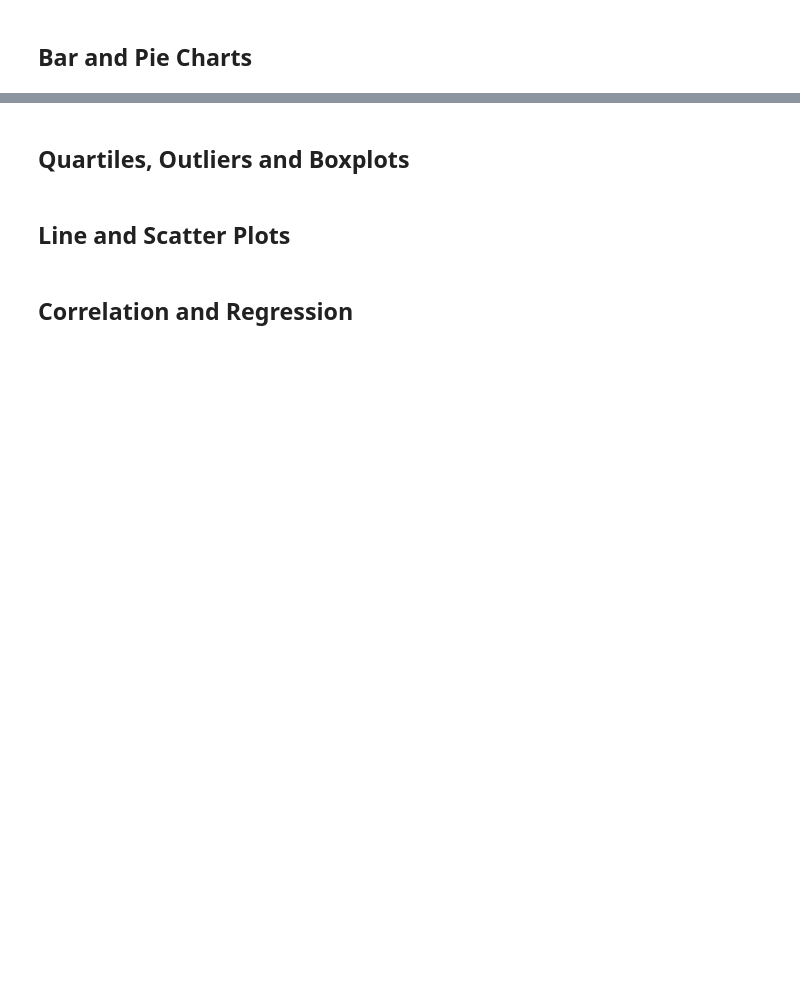
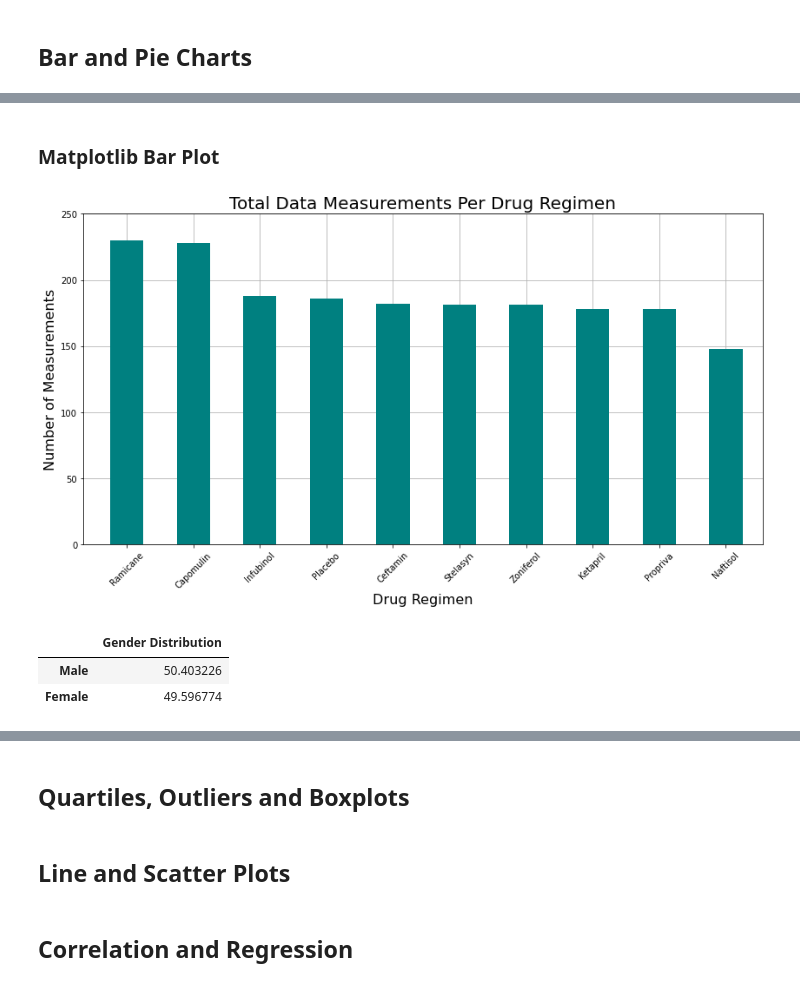
Before and after one commit to junettel/matplotlib-challenge, a Jupyter notebook: pymaceuticals_main.ipynb, the cells around one changed output, grey strips where cells are left out. Cells and saved outputs as stored; diff of their text form; code cells hidden in the pictures; blank space fills up the shorter version.

```diff
--- a/pymaceuticals_main.ipynb
+++ b/pymaceuticals_main.ipynb
@@ -51,0 +215,28 @@ study_results = pd.read_csv(study_results_path)
+# %% [markdown]
+### Matplotlib Bar Plot
+# %%
+# Generate a bar plot showing the total number of measurements taken on each drug regimen using pyplot.
+
+# Size the plot first
+plt.rcParams["figure.figsize"]=(14,7)
+
+x_axis = np.arange(len(total_measures_sorted))
+total_measures_plt = plt.bar(x_axis, total_measures_sorted, align="center", color="teal", zorder=3, width=0.5)
+
+# Set tick locations
+drug_list = clean_study_df["Drug Regimen"].unique()
+# drug_list
+tick_locations = [drug for drug in x_axis]
+plt.xticks(tick_locations, drug_list, rotation=45, size=10)
+
+# Label and format
+plt.title("Total Data Measurements Per Drug Regimen", fontsize=20)
+plt.xlabel("Drug Regimen", fontsize=16)
+plt.ylabel("Number of Measurements", fontsize=16)
+
+plt.xlim(-.65, len(x_axis)-0.45)
+plt.ylim(0, max(total_measures_sorted)+20)
+plt.grid(zorder=0)
+plt.show()
+# %% [output]
+[figure, added]
@@ -51,0 +258,10 @@ study_results = pd.read_csv(study_results_path)
+# %%
+# Create a dataframe to hold mice gender distribution
+gender_df = pd.DataFrame({
+    "Gender Distribution":[males_pct, females_pct]},
+    index = ["Male", "Female"])
+gender_df
+# %% [output]
+|  | Gender Distribution |
+| Male | 50.403226 |
+| Female | 49.596774 |
```
Also changed, not shown: parts of 25 cells of this notebook.
